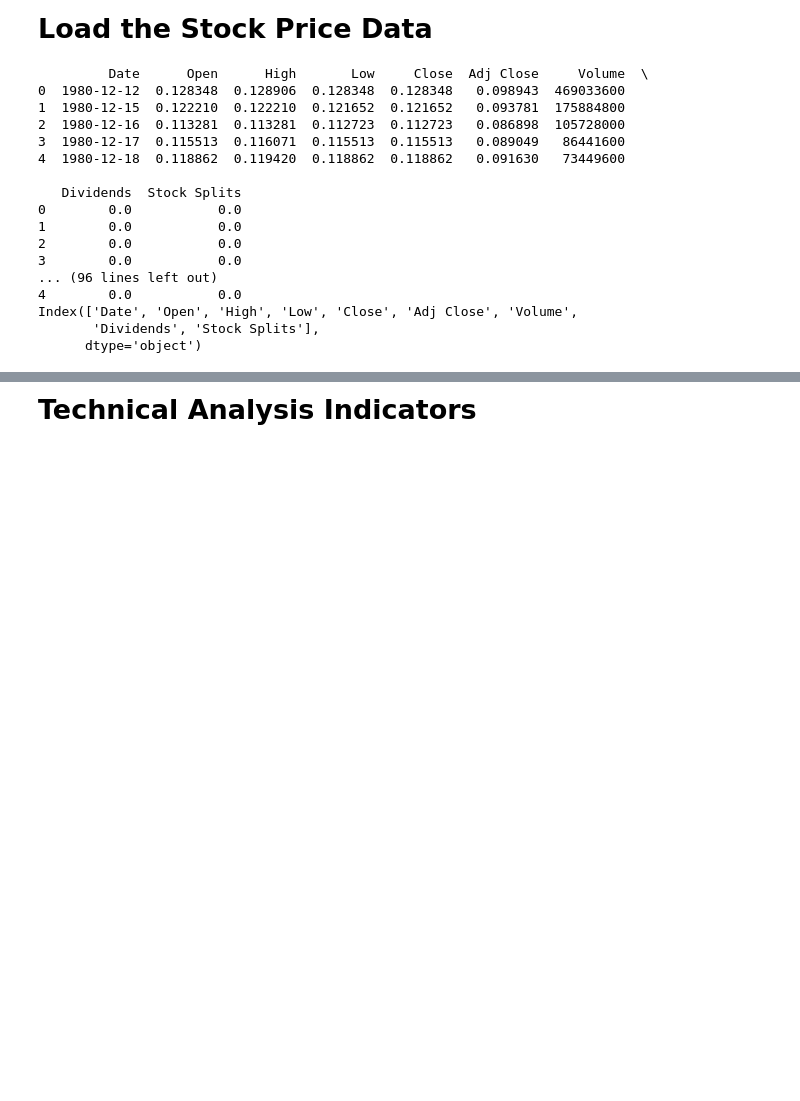
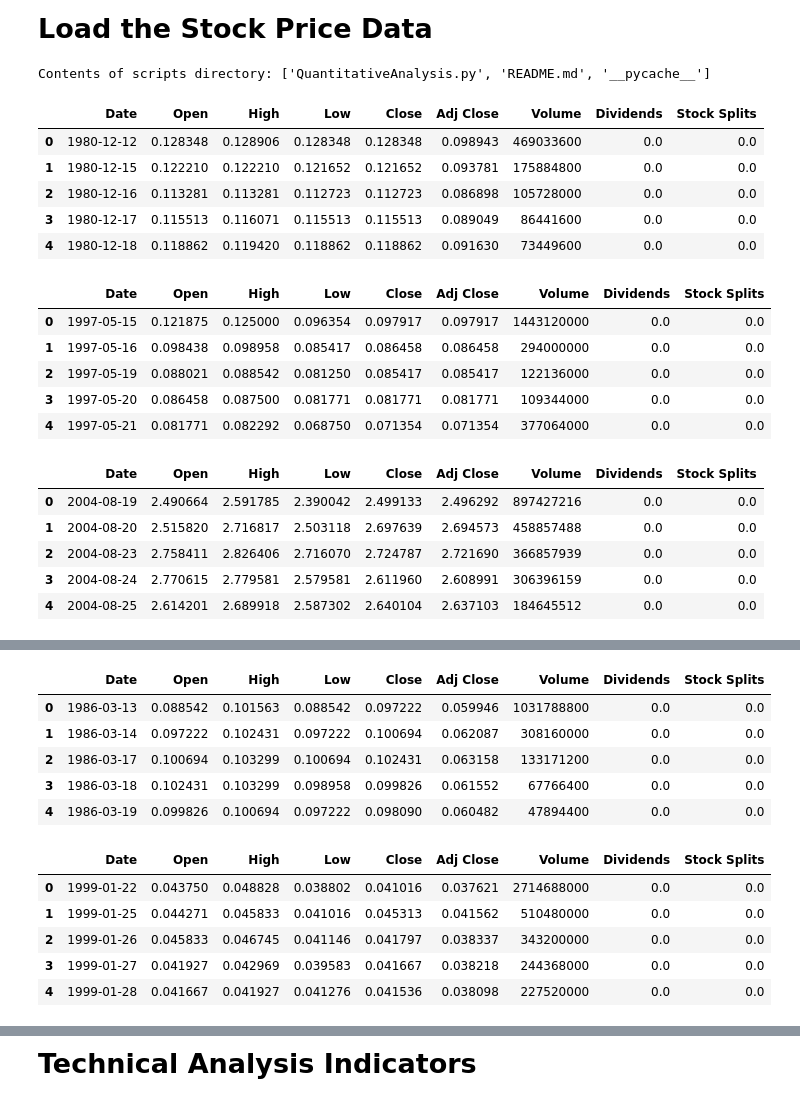
Before and after one commit to Wbam/Week_1, a Jupyter notebook: notebooks/QuantitativeAnalysis.ipynb, the cells around one changed output, grey strips where cells are left out. Cells and saved outputs as stored; diff of their text form; code cells hidden in the pictures; blank space fills up the shorter version.

```diff
--- a/notebooks/QuantitativeAnalysis.ipynb
+++ b/notebooks/QuantitativeAnalysis.ipynb
@@ -1,42 +1,58 @@
 # %% [markdown]
 <span style="font-size: 27px;"><b>Load the Stock Price Data</b></span>
 # %%
+
 import pandas as pd
+import talib
 import matplotlib.pyplot as plt
 import seaborn as sns
-import talib
 import pynance as pn
 import numpy as np
+import sys
+import sys
+import os
+
+sys.path.append('C:/Users/User/Desktop/Week_1/scripts')
+
+print("Contents of scripts directory:", os.listdir('C:/Users/User/Desktop/Week_1/scripts'))
+
+try:
+    from QuantitativeAnalysis import load_and_prepare_data
+except ModuleNotFoundError as e:
+    print(f"ModuleNotFoundError: {e}")
+
 file_paths = [
     'C:/Users/User/Desktop/10/data/AAPL_historical_data.csv',
     'C:/Users/User/Desktop/10/data/AMZN_historical_data.csv',
     'C:/Users/User/Desktop/10/data/GOOG_historical_data.csv',
     'C:/Users/User/Desktop/10/data/META_historical_data.csv',
     'C:/Users/User/Desktop/10/data/MSFT_historical_data.csv',
     'C:/Users/User/Desktop/10/data/NVDA_historical_data.csv',
     'C:/Users/User/Desktop/10/data/TSLA_historical_data.csv'
 ]
-
-data_frames = [pd.read_csv(file) for file in file_paths]
-
-for df in data_frames:
-    print(df.head())
-    print(df.columns)
+try:
+    data_frames = load_and_prepare_data(file_paths)
+    for df in data_frames:
+        display(df.head())
+except NameError as e:
+    print(f"NameError: {e}")
 # %% [output]
-         Date      Open      High       Low     Close  Adj Close     Volume  \
-0  1980-12-12  0.128348  0.128906  0.128348  0.128348   0.098943  469033600
-1  1980-12-15  0.122210  0.122210  0.121652  0.121652   0.093781  175884800
-2  1980-12-16  0.113281  0.113281  0.112723  0.112723   0.086898  105728000
-3  1980-12-17  0.115513  0.116071  0.115513  0.115513   0.089049   86441600
-4  1980-12-18  0.118862  0.119420  0.118862  0.118862   0.091630   73449600
-
-   Dividends  Stock Splits
-0        0.0           0.0
-1        0.0           0.0
-2        0.0           0.0
-3        0.0           0.0
-... (96 lines left out)
-4        0.0           0.0
-Index(['Date', 'Open', 'High', 'Low', 'Close', 'Adj Close', 'Volume',
-       'Dividends', 'Stock Splits'],
-      dtype='object')
+Contents of scripts directory: ['QuantitativeAnalysis.py', 'README.md', '__pycache__']
+|  | Date | Open | High | Low | Close | Adj Close | Volume | Dividends | Stock Splits |
+| 0 | 1980-12-12 | 0.128348 | 0.128906 | 0.128348 | 0.128348 | 0.098943 | 469033600 | 0.0 | 0.0 |
+| 1 | 1980-12-15 | 0.122210 | 0.122210 | 0.121652 | 0.121652 | 0.093781 | 175884800 | 0.0 | 0.0 |
+| 2 | 1980-12-16 | 0.113281 | 0.113281 | 0.112723 | 0.112723 | 0.086898 | 105728000 | 0.0 | 0.0 |
+| 3 | 1980-12-17 | 0.115513 | 0.116071 | 0.115513 | 0.115513 | 0.089049 | 86441600 | 0.0 | 0.0 |
+| 4 | 1980-12-18 | 0.118862 | 0.119420 | 0.118862 | 0.118862 | 0.091630 | 73449600 | 0.0 | 0.0 |
+|  | Date | Open | High | Low | Close | Adj Close | Volume | Dividends | Stock Splits |
+| 0 | 1997-05-15 | 0.121875 | 0.125000 | 0.096354 | 0.097917 | 0.097917 | 1443120000 | 0.0 | 0.0 |
+| 1 | 1997-05-16 | 0.098438 | 0.098958 | 0.085417 | 0.086458 | 0.086458 | 294000000 | 0.0 | 0.0 |
+| 2 | 1997-05-19 | 0.088021 | 0.088542 | 0.081250 | 0.085417 | 0.085417 | 122136000 | 0.0 | 0.0 |
+| 3 | 1997-05-20 | 0.086458 | 0.087500 | 0.081771 | 0.081771 | 0.081771 | 109344000 | 0.0 | 0.0 |
+| 4 | 1997-05-21 | 0.081771 | 0.082292 | 0.068750 | 0.071354 | 0.071354 | 377064000 | 0.0 | 0.0 |
+|  | Date | Open | High | Low | Close | Adj Close | Volume | Dividends | Stock Splits |
+| 0 | 2004-08-19 | 2.490664 | 2.591785 | 2.390042 | 2.499133 | 2.496292 | 897427216 | 0.0 | 0.0 |
+| 1 | 2004-08-20 | 2.515820 | 2.716817 | 2.503118 | 2.697639 | 2.694573 | 458857488 | 0.0 | 0.0 |
+| 2 | 2004-08-23 | 2.758411 | 2.826406 | 2.716070 | 2.724787 | 2.721690 | 366857939 | 0.0 | 0.0 |
+| 3 | 2004-08-24 | 2.770615 | 2.779581 | 2.579581 | 2.611960 | 2.608991 | 306396159 | 0.0 | 0.0 |
+| 4 | 2004-08-25 | 2.614201 | 2.689918 | 2.587302 | 2.640104 | 2.637103 | 184645512 | 0.0 | 0.0 |
@@ -42,0 +65,12 @@ Index(['Date', 'Open', 'High', 'Low', 'Close', 'Adj Close', 'Volume',
+|  | Date | Open | High | Low | Close | Adj Close | Volume | Dividends | Stock Splits |
+| 0 | 1986-03-13 | 0.088542 | 0.101563 | 0.088542 | 0.097222 | 0.059946 | 1031788800 | 0.0 | 0.0 |
+| 1 | 1986-03-14 | 0.097222 | 0.102431 | 0.097222 | 0.100694 | 0.062087 | 308160000 | 0.0 | 0.0 |
+| 2 | 1986-03-17 | 0.100694 | 0.103299 | 0.100694 | 0.102431 | 0.063158 | 133171200 | 0.0 | 0.0 |
+| 3 | 1986-03-18 | 0.102431 | 0.103299 | 0.098958 | 0.099826 | 0.061552 | 67766400 | 0.0 | 0.0 |
+| 4 | 1986-03-19 | 0.099826 | 0.100694 | 0.097222 | 0.098090 | 0.060482 | 47894400 | 0.0 | 0.0 |
+|  | Date | Open | High | Low | Close | Adj Close | Volume | Dividends | Stock Splits |
+| 0 | 1999-01-22 | 0.043750 | 0.048828 | 0.038802 | 0.041016 | 0.037621 | 2714688000 | 0.0 | 0.0 |
+| 1 | 1999-01-25 | 0.044271 | 0.045833 | 0.041016 | 0.045313 | 0.041562 | 510480000 | 0.0 | 0.0 |
+| 2 | 1999-01-26 | 0.045833 | 0.046745 | 0.041146 | 0.041797 | 0.038337 | 343200000 | 0.0 | 0.0 |
+| 3 | 1999-01-27 | 0.041927 | 0.042969 | 0.039583 | 0.041667 | 0.038218 | 244368000 | 0.0 | 0.0 |
+| 4 | 1999-01-28 | 0.041667 | 0.041927 | 0.041276 | 0.041536 | 0.038098 | 227520000 | 0.0 | 0.0 |
```
Also changed, not shown: parts of 9 cells of this notebook, 2 other files.
